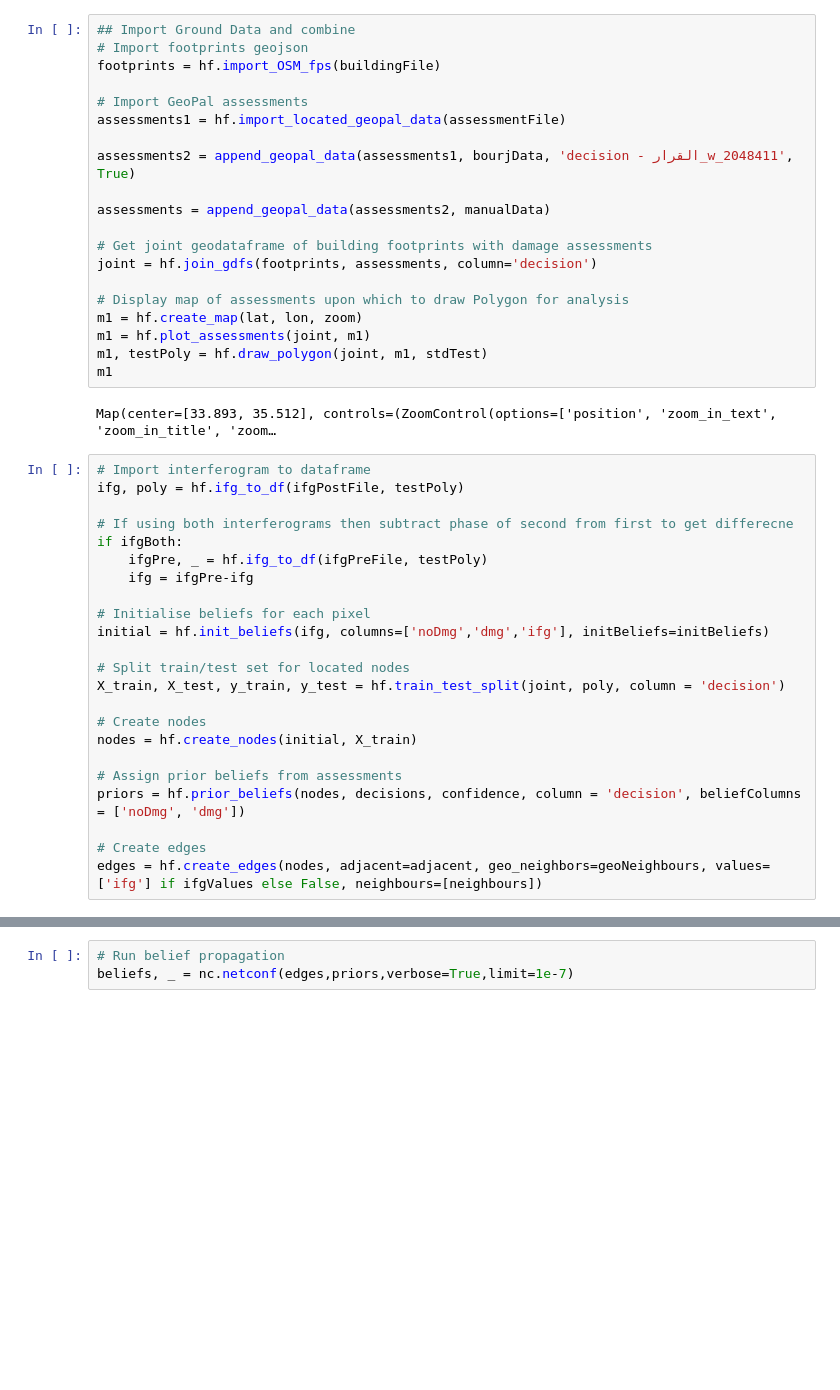
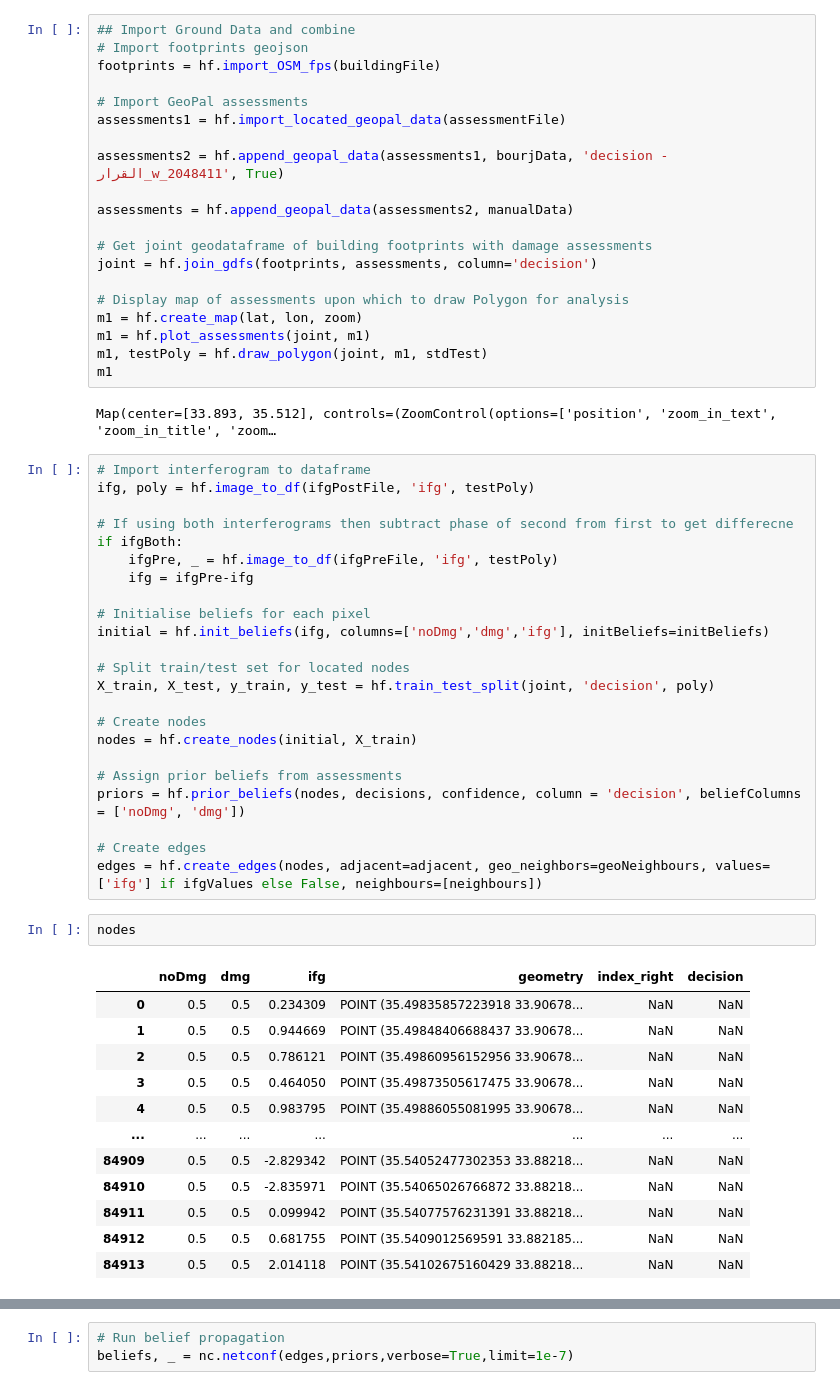
Before and after one commit to luke-scot/damage-assessment, a Jupyter notebook: run_netconf.ipynb, the cells around one changed output, grey strips where cells are left out. Drawn from its saved outputs; the diff is of its cells as text; blank space fills up the shorter version.

Commit message:
NetConf for Houston Data

```diff
--- a/run_netconf.ipynb
+++ b/run_netconf.ipynb
@@ -44,9 +44,9 @@ footprints = hf.import_OSM_fps(buildingFile)
 # Import GeoPal assessments
 assessments1 = hf.import_located_geopal_data(assessmentFile)
 
-assessments2 = append_geopal_data(assessments1, bourjData, 'decision - القرار_w_2048411', True)
+assessments2 = hf.append_geopal_data(assessments1, bourjData, 'decision - القرار_w_2048411', True)
 
-assessments = append_geopal_data(assessments2, manualData)
+assessments = hf.append_geopal_data(assessments2, manualData)
 
 # Get joint geodataframe of building footprints with damage assessments
 joint = hf.join_gdfs(footprints, assessments, column='decision')
@@ -60,18 +60,18 @@ m1
 Map(center=[33.893, 35.512], controls=(ZoomControl(options=['position', 'zoom_in_text', 'zoom_in_title', 'zoom…
 # %%
 # Import interferogram to dataframe
-ifg, poly = hf.ifg_to_df(ifgPostFile, testPoly)
+ifg, poly = hf.image_to_df(ifgPostFile, 'ifg', testPoly)
 
 # If using both interferograms then subtract phase of second from first to get differecne
 if ifgBoth:
-    ifgPre, _ = hf.ifg_to_df(ifgPreFile, testPoly)
+    ifgPre, _ = hf.image_to_df(ifgPreFile, 'ifg', testPoly)
     ifg = ifgPre-ifg
 
 # Initialise beliefs for each pixel
 initial = hf.init_beliefs(ifg, columns=['noDmg','dmg','ifg'], initBeliefs=initBeliefs)
 
 # Split train/test set for located nodes
-X_train, X_test, y_train, y_test = hf.train_test_split(joint, poly, column = 'decision')
+X_train, X_test, y_train, y_test = hf.train_test_split(joint, 'decision', poly)
 
 # Create nodes
 nodes = hf.create_nodes(initial, X_train)
@@ -81,3 +81,18 @@ priors = hf.prior_beliefs(nodes, decisions, confidence, column = 'decision', bel
 
 # Create edges
 edges = hf.create_edges(nodes, adjacent=adjacent, geo_neighbors=geoNeighbours, values=['ifg'] if ifgValues else False, neighbours=[neighbours])
+# %%
+nodes
+# %% [output]
+|  | noDmg | dmg | ifg | geometry | index_right | decision |
+| 0 | 0.5 | 0.5 | 0.234309 | POINT (35.49835857223918 33.90678... | NaN | NaN |
+| 1 | 0.5 | 0.5 | 0.944669 | POINT (35.49848406688437 33.90678... | NaN | NaN |
+| 2 | 0.5 | 0.5 | 0.786121 | POINT (35.49860956152956 33.90678... | NaN | NaN |
+| 3 | 0.5 | 0.5 | 0.464050 | POINT (35.49873505617475 33.90678... | NaN | NaN |
+| 4 | 0.5 | 0.5 | 0.983795 | POINT (35.49886055081995 33.90678... | NaN | NaN |
+| ... | ... | ... | ... | ... | ... | ... |
+| 84909 | 0.5 | 0.5 | -2.829342 | POINT (35.54052477302353 33.88218... | NaN | NaN |
+| 84910 | 0.5 | 0.5 | -2.835971 | POINT (35.54065026766872 33.88218... | NaN | NaN |
+| 84911 | 0.5 | 0.5 | 0.099942 | POINT (35.54077576231391 33.88218... | NaN | NaN |
+| 84912 | 0.5 | 0.5 | 0.681755 | POINT (35.5409012569591 33.882185... | NaN | NaN |
+| 84913 | 0.5 | 0.5 | 2.014118 | POINT (35.54102675160429 33.88218... | NaN | NaN |
```
Also changed, not shown: parts of 2 cells of this notebook, 3 other files.
